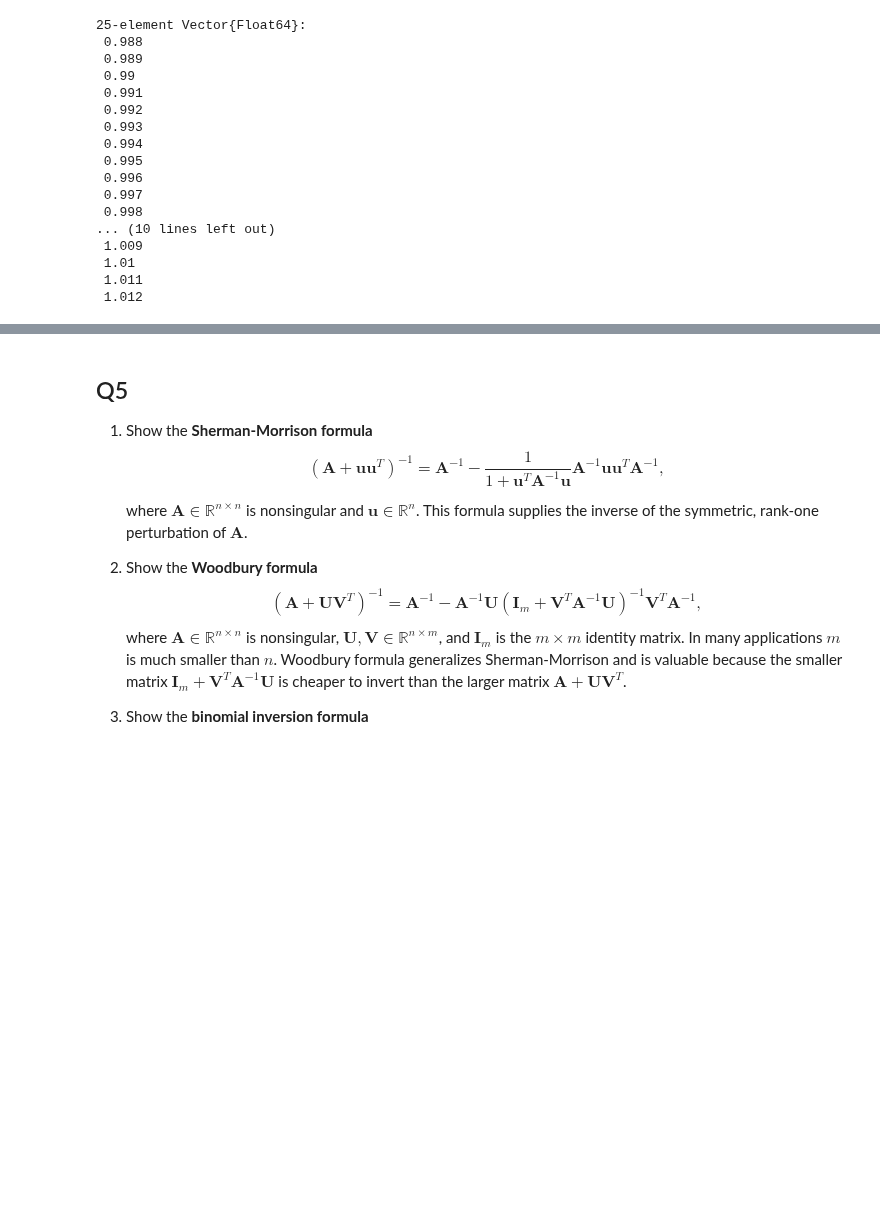
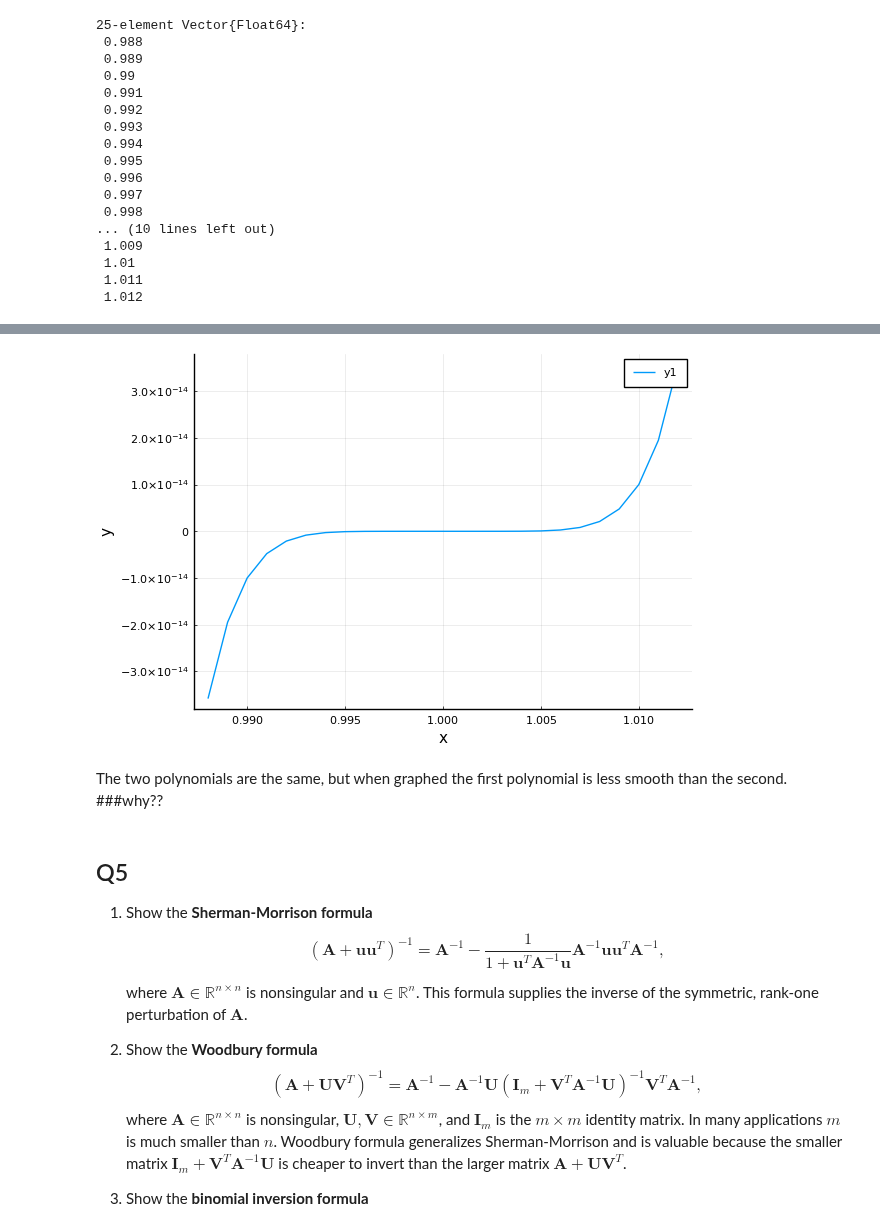
Before and after one commit to 15shethami/biostat-257-2022-spring, a Jupyter notebook: hw1/hw01.ipynb, the cells around one changed output, grey strips where cells are left out. Saved outputs shown, nothing was run; the diff lists cells and outputs as text; code cells hidden in the pictures; blank space fills up the shorter version.

```diff
--- a/hw1/hw01.ipynb
+++ b/hw1/hw01.ipynb
@@ -215,3 +232,9 @@ Executing transaction: ...working... done
+# %%
+Plots.plot(x, y2, main = "Polynomial 2", xlab = "x", ylab = "y")
+# %% [output]
+[figure, added]
+# %% [markdown]
+The two polynomials are the same, but when graphed the first polynomial is less smooth than the second. ###why??
 # %% [markdown]
 ## Q5
 
```
Also changed, not shown: parts of 6 cells of this notebook.
